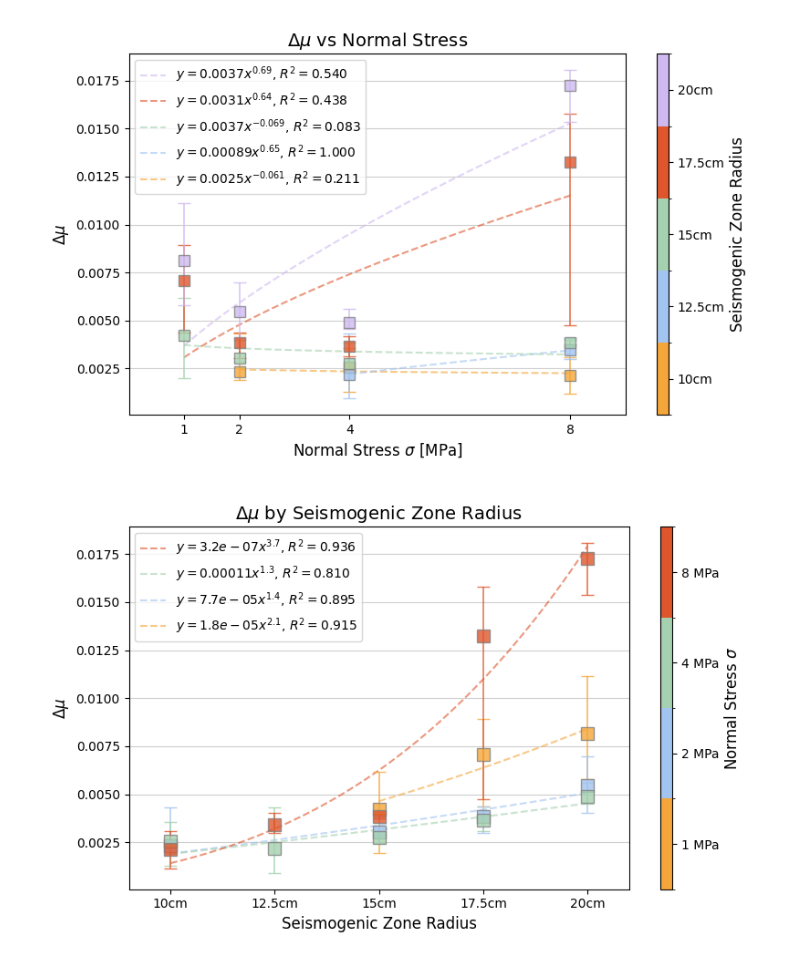
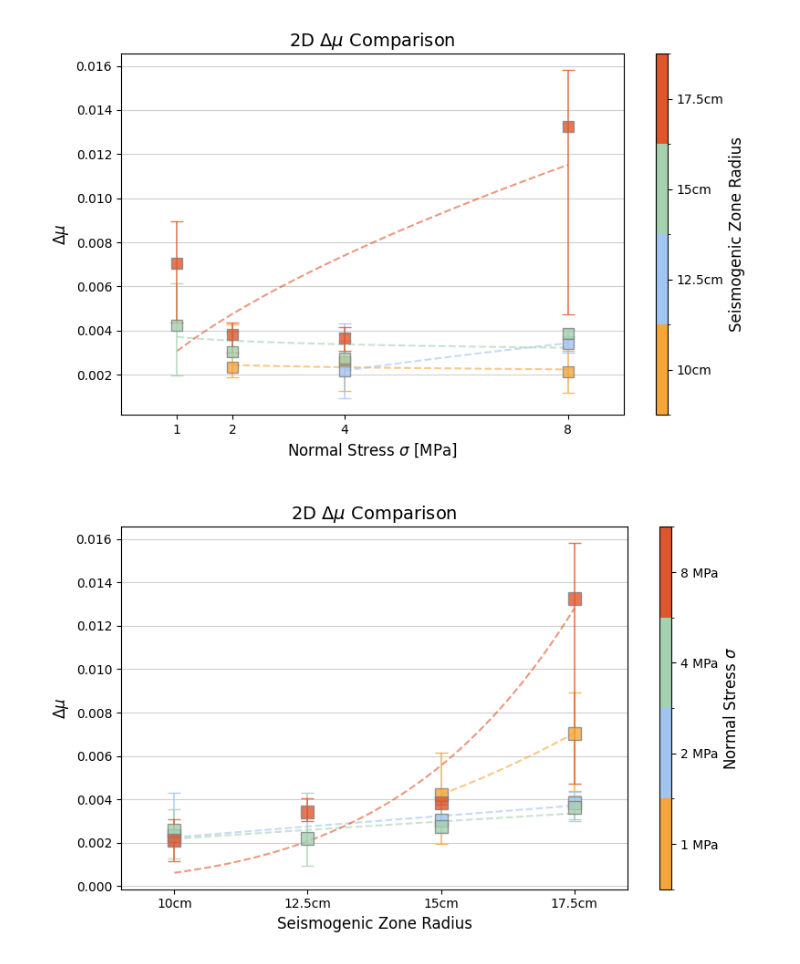
Before and after one commit to Potter0427/labquake_explorer_re, a Jupyter notebook: export h5/2D_Summary_Plots.ipynb, the cells around one changed output. Saved outputs shown, nothing was run; the diff lists cells and outputs as text; code cells hidden in the pictures.

```diff
--- a/export h5/2D_Summary_Plots.ipynb
+++ b/export h5/2D_Summary_Plots.ipynb
@@ -15,7 +15,7 @@ experiments = [
     {"file": os.path.join(base_dir, "t0148", "t0148.csv"), "group_val": 12.5, "group": "12.5cm"},
     {"file": os.path.join(base_dir, "t0137", "t0137.csv"), "group_val": 15, "group": "15cm"},
     {"file": os.path.join(base_dir, "t0149", "t0149.csv"), "group_val": 17.5, "group": "17.5cm"},
-    {"file": os.path.join(base_dir, "t0141", "t0141.csv"), "group_val": 20, "group": "20cm"}
+    # {"file": os.path.join(base_dir, "t0141", "t0141.csv"), "group_val": 20, "group": "20cm"}
 ]
 
 # 圖表 X 軸 (Normal Stress) 顯示範圍
@@ -185,8 +185,8 @@ def plot_metric(target_metric, title, ylabel, loglog=False):
     cbar.set_label('Seismogenic Zone Radius', fontsize=12)
     cbar.ax.set_yticklabels([item['group'] for item in data_to_plot])
     handles, labels = ax.get_legend_handles_labels()
-    if labels:
-        ax.legend(handles[::-1], labels[::-1], loc='upper left', fontsize=10)
+    # if labels:
+    #     ax.legend(handles[::-1], labels[::-1], loc='upper left', fontsize=10)
     plt.tight_layout()
     plt.show()
 # %%
@@ -313,8 +313,8 @@ def plot_metric_by_group(target_metric, title, ylabel, loglog=False):
     cbar.set_label(r'Normal Stress $\sigma$', fontsize=12)
     cbar.ax.set_yticklabels([f'{s:.0f} MPa' for s in unique_sigmas])
     handles, labels = ax.get_legend_handles_labels()
-    if labels:
-        ax.legend(handles[::-1], labels[::-1], loc='upper left', fontsize=10)
+    # if labels:
+    #     ax.legend(handles[::-1], labels[::-1], loc='upper left', fontsize=10)
     plt.tight_layout()
     plt.show()
 # %%
@@ -376,8 +376,8 @@ plot_metric_by_group('shear_force', 'Shear Force (by Radius) [Log-Log]', r'Shear
 # %%
 # ========= Delta Mu vs Normal Stress =========
-plot_metric('delta_mu', r'$\Delta\mu$ vs Normal Stress', r'$\Delta\mu$')
+plot_metric('delta_mu', r'2D $\Delta\mu$ Comparison', r'$\Delta\mu$')
 # ========= Delta Mu by Seismogenic Zone Radius =========
-plot_metric_by_group('delta_mu', r'$\Delta\mu$ by Seismogenic Zone Radius', r'$\Delta\mu$')
+plot_metric_by_group('delta_mu', r'2D $\Delta\mu$ Comparison', r'$\Delta\mu$')
 # %% [output]
-[figure, old version]
+[figure, new version]
-[figure, old version]
+[figure, new version]
```
Also changed, not shown: parts of 7 cells of this notebook, 1 other file.
